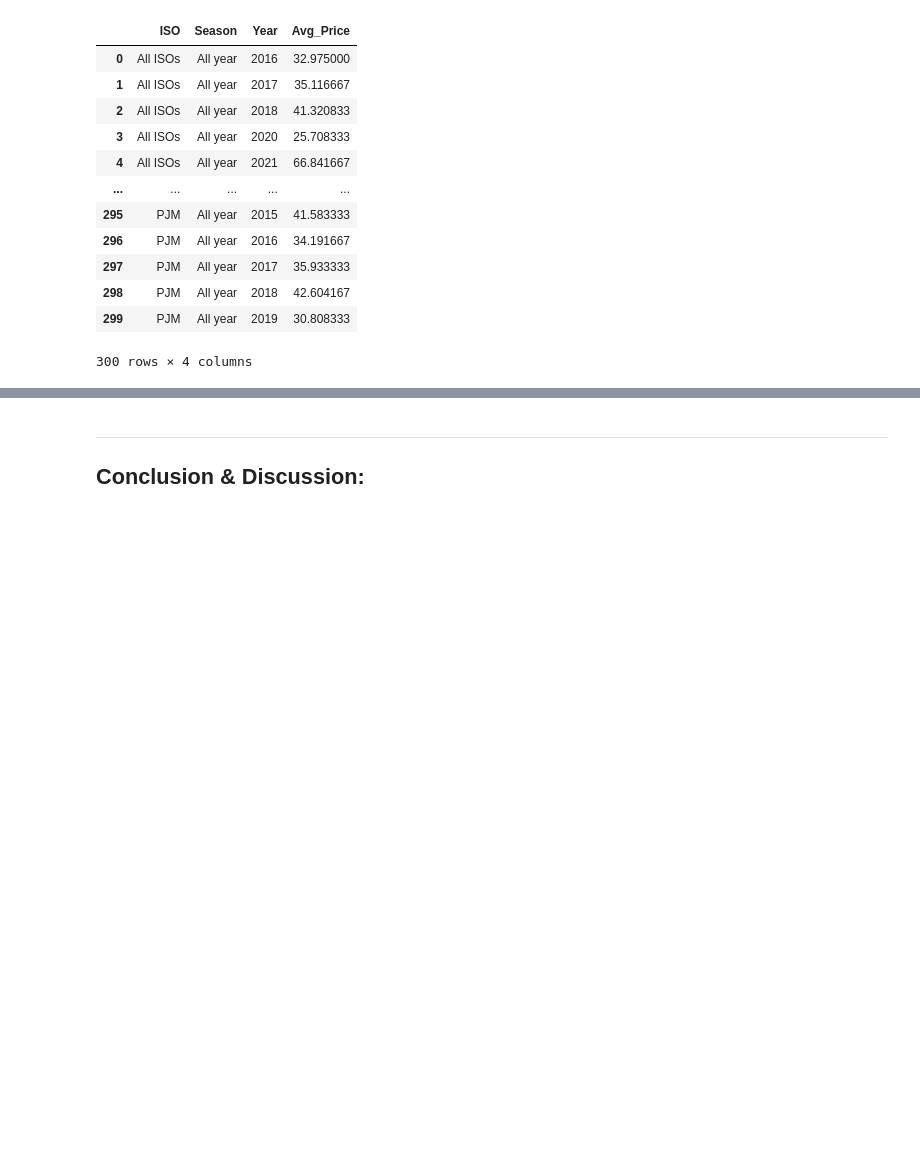
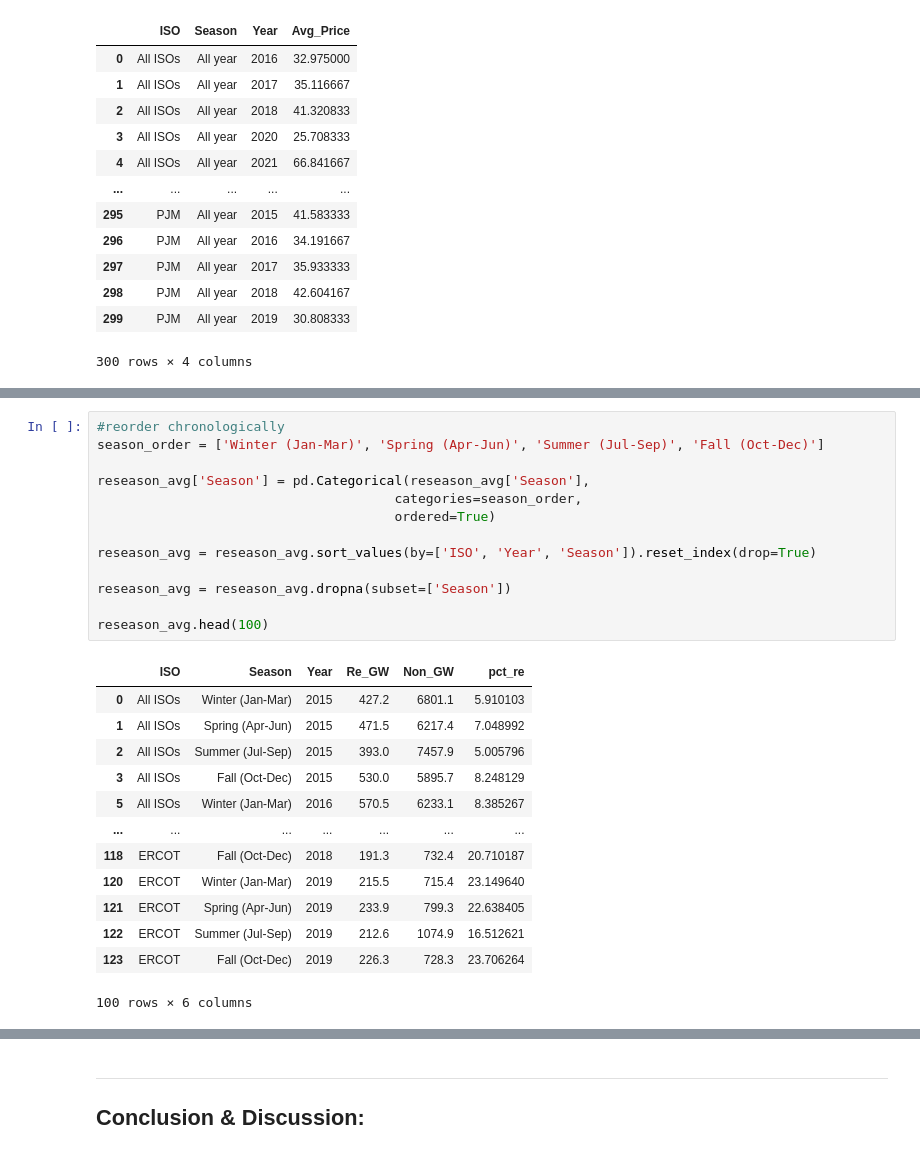
Before and after one commit to ellenwang995/final_project, a Jupyter notebook: USElectricityMarkets.ipynb, the cells around one changed output, grey strips where cells are left out. Cells and saved outputs as stored; diff of their text form; blank space fills up the shorter version.

```diff
--- a/USElectricityMarkets.ipynb
+++ b/USElectricityMarkets.ipynb
@@ -427,0 +548,27 @@ season_avg.head(100)
+# %%
+#reorder chronologically
+season_order = ['Winter (Jan-Mar)', 'Spring (Apr-Jun)', 'Summer (Jul-Sep)', 'Fall (Oct-Dec)']
+
+reseason_avg['Season'] = pd.Categorical(reseason_avg['Season'],
+                                      categories=season_order,
+                                      ordered=True)
+
+reseason_avg = reseason_avg.sort_values(by=['ISO', 'Year', 'Season']).reset_index(drop=True)
+
+reseason_avg = reseason_avg.dropna(subset=['Season'])
+
+reseason_avg.head(100)
+# %% [output]
+|  | ISO | Season | Year | Re_GW | Non_GW | pct_re |
+| 0 | All ISOs | Winter (Jan-Mar) | 2015 | 427.2 | 6801.1 | 5.910103 |
+| 1 | All ISOs | Spring (Apr-Jun) | 2015 | 471.5 | 6217.4 | 7.048992 |
+| 2 | All ISOs | Summer (Jul-Sep) | 2015 | 393.0 | 7457.9 | 5.005796 |
+| 3 | All ISOs | Fall (Oct-Dec) | 2015 | 530.0 | 5895.7 | 8.248129 |
+| 5 | All ISOs | Winter (Jan-Mar) | 2016 | 570.5 | 6233.1 | 8.385267 |
+| ... | ... | ... | ... | ... | ... | ... |
+| 118 | ERCOT | Fall (Oct-Dec) | 2018 | 191.3 | 732.4 | 20.710187 |
+| 120 | ERCOT | Winter (Jan-Mar) | 2019 | 215.5 | 715.4 | 23.149640 |
+| 121 | ERCOT | Spring (Apr-Jun) | 2019 | 233.9 | 799.3 | 22.638405 |
+| 122 | ERCOT | Summer (Jul-Sep) | 2019 | 212.6 | 1074.9 | 16.512621 |
+| 123 | ERCOT | Fall (Oct-Dec) | 2019 | 226.3 | 728.3 | 23.706264 |
+100 rows × 6 columns
```
Also changed, not shown: parts of 15 cells of this notebook.
